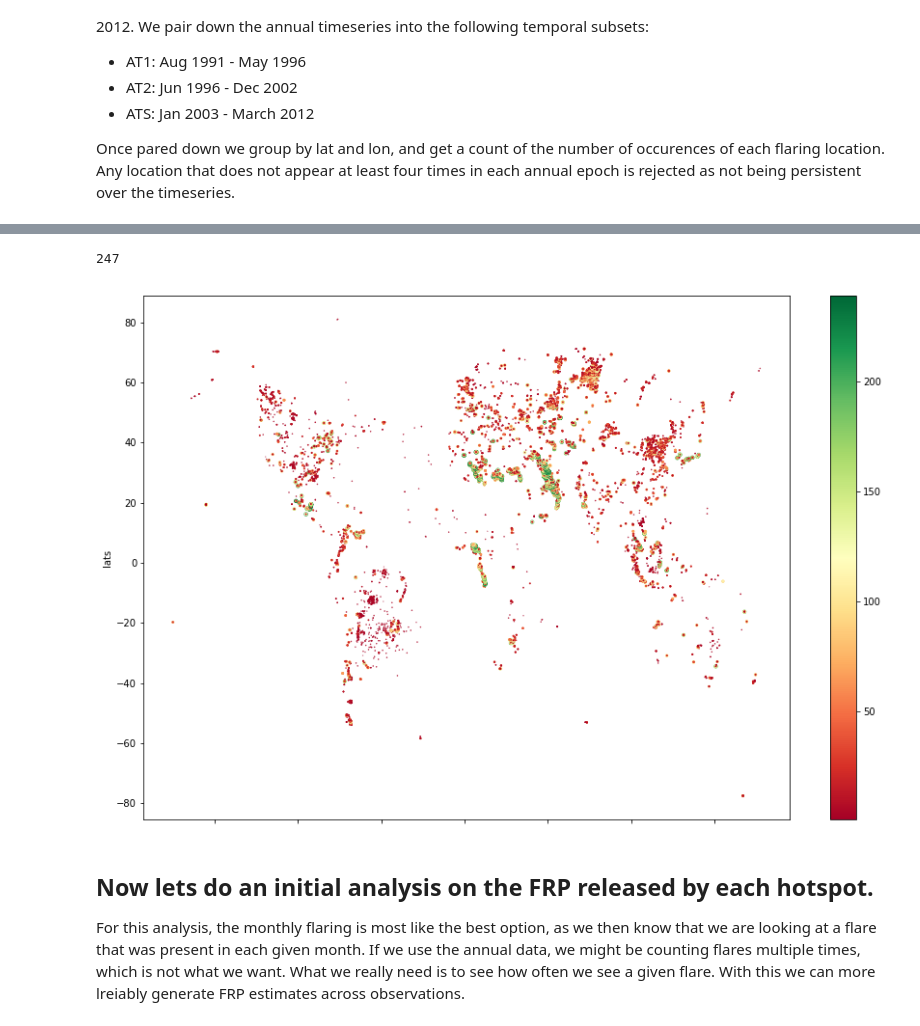
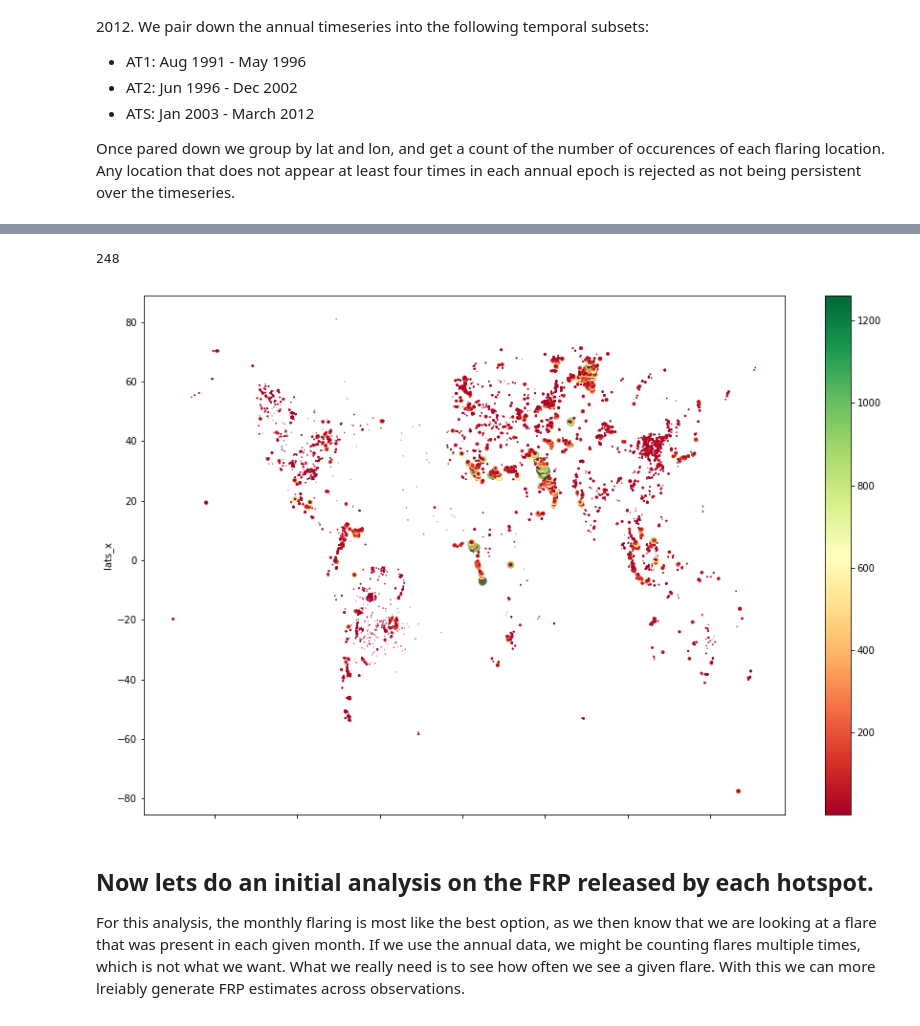
Before and after one commit to dnf0/kcl-globalgasflaring, a Jupyter notebook: notebooks/Global Gas Flaring Analysis.ipynb, the cells around one changed output, grey strips where cells are left out. Drawn from its saved outputs; the diff is of its cells as text; code cells hidden in the pictures.

Commit message:
did some refactoring of merge to month amongst other things

```diff
--- a/notebooks/Global Gas Flaring Analysis.ipynb
+++ b/notebooks/Global Gas Flaring Analysis.ipynb
@@ -212,17 +216,17 @@ Now let's see how many of the hotspots are persistent throughtout the entire ATS
 
 Once pared down we group by lat and lon, and get a count of the number of occurences of each flaring location.  Any location that does not appear at least four times in each annual epoch is rejected as not being persistent over the timeseries.
 # %%
-for df in [at1_monthly_timeseries, at2_monthly_timeseries, ats_monthly_timeseries]:
+for df in [at1_monthly_df, at2_monthly_df, ats_monthly_df]:
     df['day'] = np.ones(df.shape[0]).astype('int')
     df['datetime'] = pd.to_datetime(df[['year', 'month', 'day']])
     df.set_index(['datetime'], inplace=True)
     df.drop(['year', 'month', 'day'], 1, inplace=True)
 
-at1_monthly_timeseries = at1_monthly_timeseries[(at1_monthly_timeseries.index >= datetime(1991, 8, 1)) &
-                                              (at1_monthly_timeseries.index < datetime(1996, 6, 1))]
-at2_monthly_timeseries = at2_monthly_timeseries[(at2_monthly_timeseries.index >= datetime(1996, 6, 1)) &
-                                              (at2_monthly_timeseries.index < datetime(2003, 1, 1))]
-ats_monthly_timeseries = ats_monthly_timeseries[(ats_monthly_timeseries.index >= datetime(2003, 1, 1))]
+at1_monthly_timeseries = at1_monthly_df[(at1_monthly_df.index >= datetime(1991, 8, 1)) &
+                                              (at1_monthly_df.index < datetime(1996, 6, 1))]
+at2_monthly_timeseries = at2_monthly_df[(at2_monthly_df.index >= datetime(1996, 6, 1)) &
+                                              (at2_monthly_df.index < datetime(2003, 1, 1))]
+ats_monthly_timeseries = ats_monthly_df[(ats_monthly_df.index >= datetime(2003, 1, 1))]
 # %%
 annual_df_merged = pd.concat([at1_monthly_timeseries, at2_monthly_timeseries, ats_monthly_timeseries], ignore_index=False)
 # %%
@@ -241,16 +246,16 @@ d = relativedelta.relativedelta(annual_df_merged.index.max(),annual_df_merged.in
 total_months = d.years*12 + d.months
 total_months
 # %% [output]
-247
+248
 # %%
-grouped = annual_df_merged.groupby(['lats', 'lons']).agg({'number_of_flares_in_month': np.sum})
+grouped = annual_df_merged.groupby(['lats_x', 'lons_x']).agg({'times_seen_in_month': np.sum})
 grouped.reset_index(inplace=True)
 
-grouped.plot(kind='scatter', x='lons', y='lats',s=grouped.number_of_flares_in_month.values*.05,
-             c=grouped.number_of_flares_in_month.values, cmap=plt.cm.RdYlGn, figsize=(15,10))
+grouped.plot(kind='scatter', x='lons_x', y='lats_x',s=grouped.times_seen_in_month.values*.05,
+             c=grouped.times_seen_in_month.values, cmap=plt.cm.RdYlGn, figsize=(15,10))
 plt.show()
 # %% [output]
-[figure, old version]
+[figure, new version]
 # %% [markdown]
 ## Now lets do an initial analysis on the FRP released by each hotspot.
 For this analysis, the monthly flaring is most like the best option, as we then know that we are looking at a flare that was present in each given month.  If we use the annual data, we might be counting flares multiple times, which is not what we want.  What we really need is to see how often we see a given flare.  With this we can more lreiably generate FRP estimates across observations.
```
Also changed, not shown: parts of 19 cells of this notebook, 4 other files.
